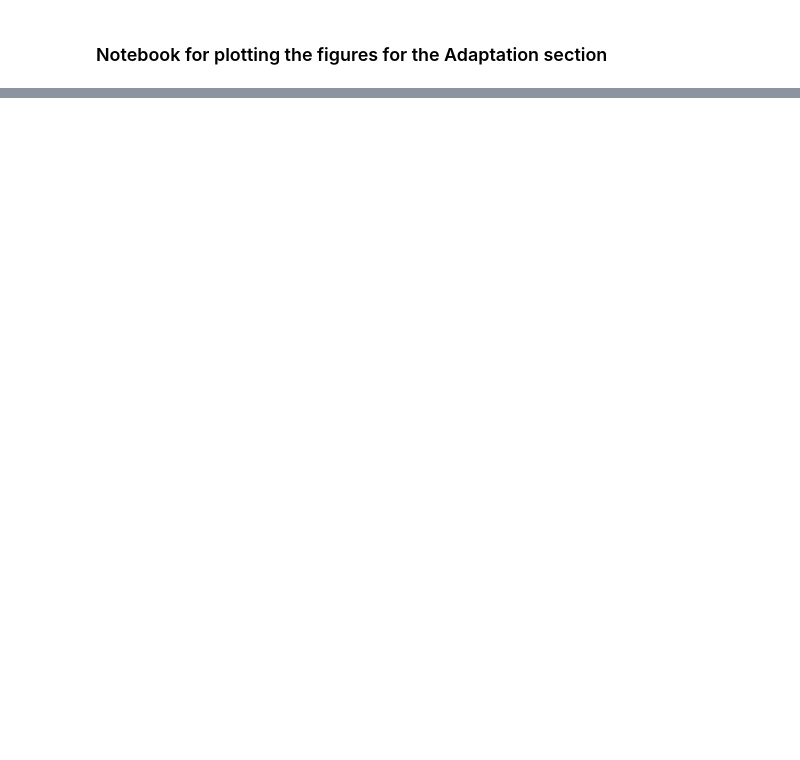
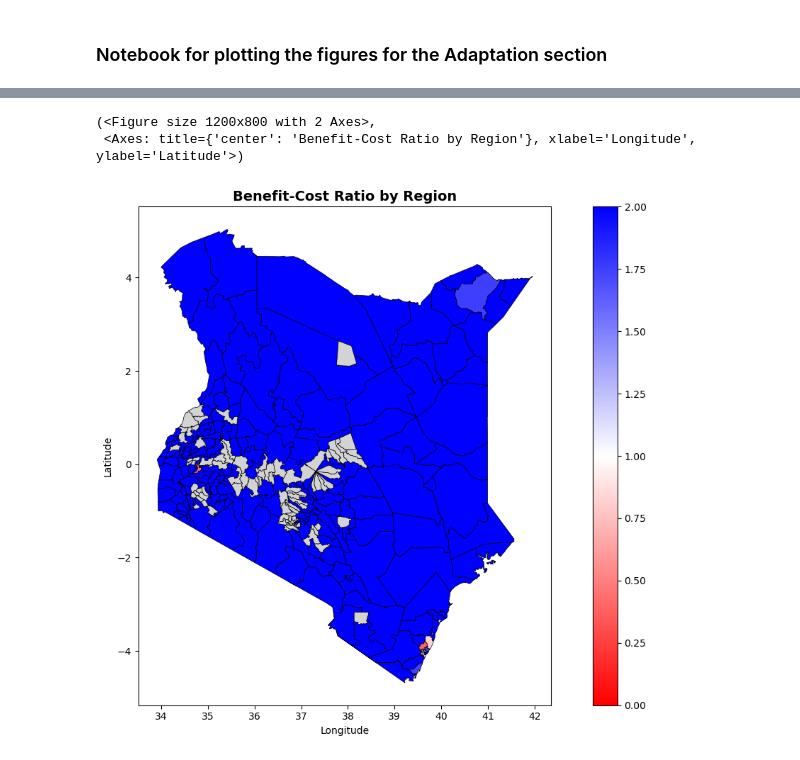
Before and after one commit to mvbnffc/flood-wealth, a Jupyter notebook: notebooks/4_adaptation_figures.ipynb, the cells around one changed output, grey strips where cells are left out. Saved outputs shown, nothing was run; the diff lists cells and outputs as text; code cells hidden in the pictures; blank space fills up the shorter version.

```diff
--- a/notebooks/4_adaptation_figures.ipynb
+++ b/notebooks/4_adaptation_figures.ipynb
@@ -130,0 +323,4 @@ plot_bcr_map(results)
+# %%
+results_dp = calculate_bcr(baseline, adapted_dp, cost_dp, time_period=time_period, discount_rate=discount_rate)
+# Print top 10 admin regions (by BCR)
+results_dp.sort_values('bcr', ascending=False)[:10]
@@ -130,0 +339,7 @@ plot_bcr_map(results)
+# %%
+# Plot admin-level results
+plot_bcr_map(results_dp)
+# %% [output]
+(<Figure size 1200x800 with 2 Axes>,
+ <Axes: title={'center': 'Benefit-Cost Ratio by Region'}, xlabel='Longitude', ylabel='Latitude'>)
+[figure, added]
```
Also changed, not shown: parts of 47 cells of this notebook, 2 other files.
